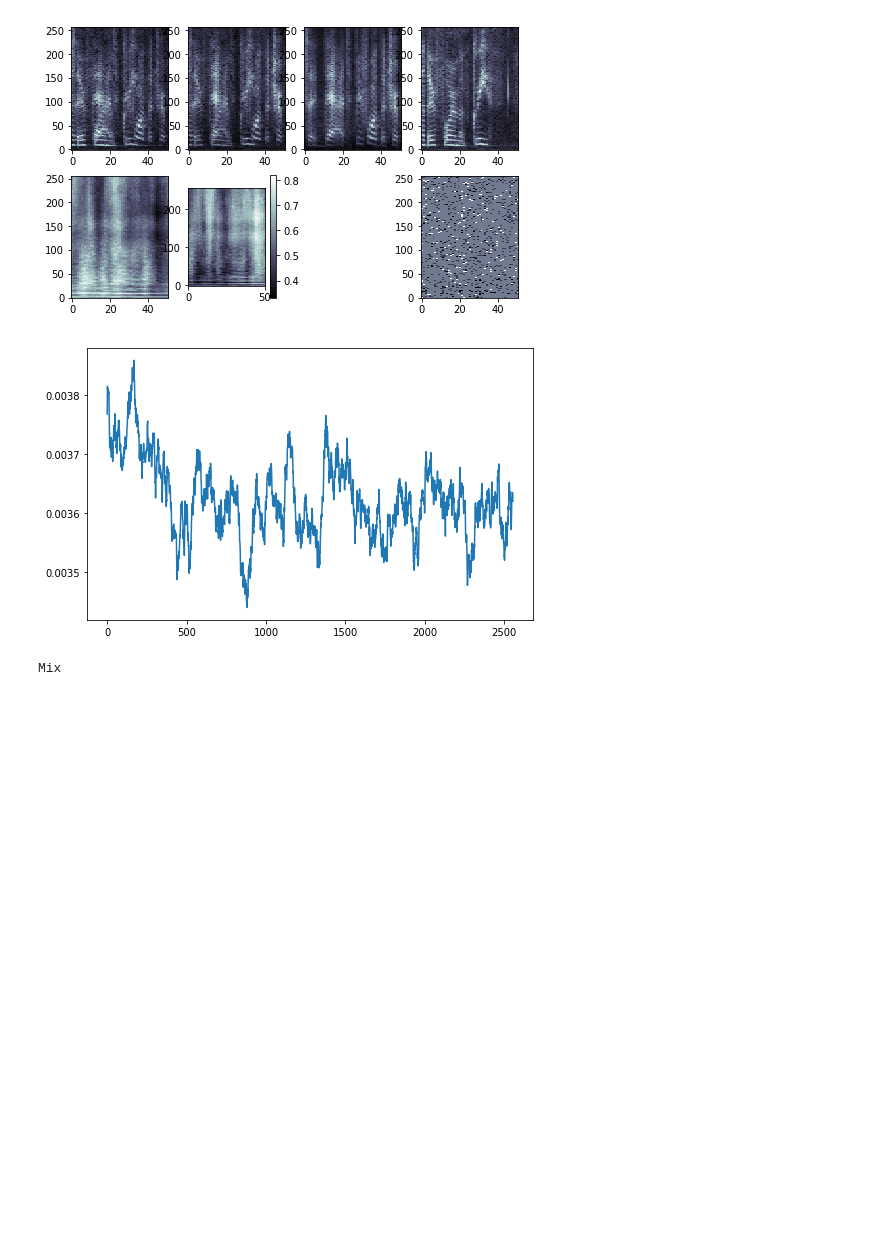
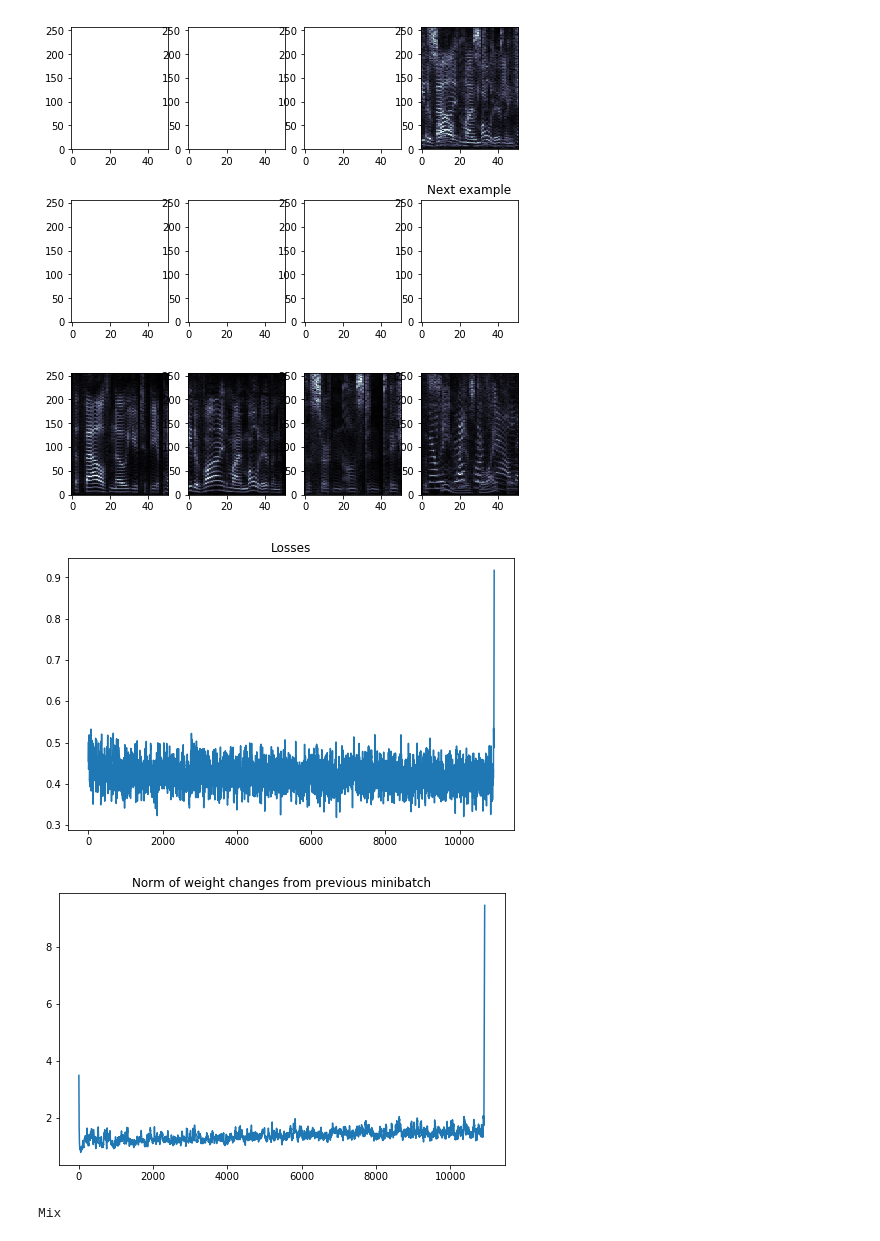
Before and after one commit to Lab41/Magnolia, a Jupyter notebook: sandbox/pit-demo/pitter-patter.ipynb, the cells around one changed output. Cells and saved outputs as stored; diff of their text form; code cells hidden in the pictures; blank space fills up the shorter version.

```diff
--- a/sandbox/pit-demo/pitter-patter.ipynb
+++ b/sandbox/pit-demo/pitter-patter.ipynb
@@ -20,10 +20,10 @@ from magnolia.factorization.pit import PITModel
 
 %matplotlib inline
 # %%
-num_srcs = 2
+num_srcs = 3
 num_steps = 51
 num_freq_bins = 257
-batch_size = 512
+batch_size = 256
 
 def moving_average(a, n=3):
     ret = np.cumsum(a, dtype=float)
@@ -42,9 +42,10 @@ def scale_spectrogram(spectrogram):
 # %%
 tf.reset_default_graph()
 
-model = PITModel('pit-s-dnn', num_srcs, num_steps, num_freq_bins, learning_rate=0.0005)
+model = PITModel('pit-s-dnn', num_srcs, num_steps, num_freq_bins, learning_rate=1e-3)
 sess = tf.Session()
 sess.run(tf.global_variables_initializer())
 
 losses = []
+weight_changes = []
 # %% [output]
@@ -59,59 +70,91 @@ Tensor("loss/Mean_4:0", shape=(), dtype=float32)
 librispeech_dev = "/local_data/teams/magnolia/librispeech/processed_dev-clean.h5"
 librispeech_train = "/local_data/teams/magnolia/librispeech/processed_train-clean-100.h5"
 
-mixed_features = FeatureMixer([librispeech_dev, librispeech_dev], shape=(num_steps, None))
+mixed_features = FeatureMixer([librispeech_dev, librispeech_dev, librispeech_dev], shape=(num_steps, None))
 data_batches = batcher(mixed_features, batch_size)
 # %%
 %pdb off
+prev_first_layer_weights = None
+prev_weights = None
 for i, batch in enumerate(islice(data_batches, 200000)):
-    batch_features, batch_ref1, batch_ref2 = batch
+    batch_features, batch_ref1, batch_ref2, batch_ref3 = batch
     batch_ref1_norm, batch_ref1_norm_phase = scale_spectrogram(batch_ref1)
     batch_ref2_norm, batch_ref2_norm_phase = scale_spectrogram(batch_ref2)
+    batch_ref3_norm, batch_ref3_norm_phase = scale_spectrogram(batch_ref3)
     batch_features_norm, batch_features_norm_phase = scale_spectrogram(batch_features)
     data = {
         model.X_in: batch_features_norm,
-        model.y_in: np.stack((batch_ref1_norm, batch_ref2_norm), axis=1)
+        model.y_in: np.stack((batch_ref1_norm, batch_ref2_norm, batch_ref3_norm), axis=1)
         }
     sess.run(model.optimize, feed_dict=data)
     loss = sess.run(model.loss, feed_dict=data)
     losses.append(loss)
     prediction = sess.run(model.predict, data)
-    masks = sess.run(model.mask, data)
+    all_weights = sess.run(tf.concat([tf.reshape(var, [-1]) for var in tf.trainable_variables()], axis=0), data)
+    if prev_weights is not None:
+        weight_changes.append(np.linalg.norm(all_weights-prev_weights))
+    prev_weights = all_weights
+
+    if model.mask is not None:
+        masks = sess.run(model.mask, data)
+    else:
+        masks = None
 
     if i % 10 == 0:
         orig = sf.reconstruct(batch_features[0], batch_features[0], fs=10000, window_size=None, step_size=0.0256)
         recon_a = sf.reconstruct(prediction[0,0]**2, batch_features[0], fs=10000, window_size=None, step_size=0.0256)
         recon_b = sf.reconstruct(prediction[0,1]**2, batch_features[0], fs=10000, window_size=None, step_size=0.0256)
+        recon_c = sf.reconstruct(prediction[0,2]**2, batch_features[0], fs=10000, window_size=None, step_size=0.0256)
         orig_a = sf.reconstruct(batch_ref1[0], batch_ref1[0], fs=10000, window_size=None, step_size=0.0256)
         orig_b = sf.reconstruct(batch_ref2[0], batch_ref2[0], fs=10000, window_size=None, step_size=0.0256)
+        orig_c = sf.reconstruct(batch_ref3[0], batch_ref3[0], fs=10000, window_size=None, step_size=0.0256)
 
         display.clear_output(wait=True)
-        plt.figure(figsize=(8,5))
-        plt.subplot(2,4,1); plt.imshow(np.sqrt(prediction[0,0].T), cmap='bone', origin='lower', aspect=0.25)
-        plt.subplot(2,4,2); plt.imshow(np.sqrt(prediction[0,1].T), cmap='bone', origin='lower', aspect=0.25)
-        plt.subplot(2,4,3); plt.imshow(np.sqrt(batch_ref1_norm[0].T), cmap='bone', origin='lower', aspect=0.25)
-        plt.subplot(2,4,4); plt.imshow(np.sqrt(batch_ref2_norm[0].T), cmap='bone', origin='lower', aspect=0.25)
-        plt.subplot(2,4,5); plt.imshow(masks[0,0].T, cmap='bone', origin='lower', aspect=0.25)
-        plt.subplot(2,4,6); plt.imshow(masks[1,0].T, cmap='bone', origin='lower', aspect=0.25)
-        plt.colorbar()
-        plt.subplot(2,4,8); plt.imshow(np.sum(masks[:,0], axis=0).T, cmap='bone', origin='lower', aspect=0.25)
+        plt.figure(figsize=(8,9))
+        plt.subplot(3,4,1); plt.imshow(np.sqrt(prediction[0,0].T), cmap='bone', origin='lower', aspect=0.25)
+        plt.subplot(3,4,2); plt.imshow(np.sqrt(prediction[0,1].T), cmap='bone', origin='lower', aspect=0.25)
+        plt.subplot(3,4,3); plt.imshow(np.sqrt(prediction[0,2].T), cmap='bone', origin='lower', aspect=0.25)
+#         plt.colorbar()
+        plt.subplot(3,4,4); plt.imshow(batch_features_norm[0].T, cmap='bone', origin='lower', aspect=0.25)
+        if masks is not None:
+            plt.subplot(3,4,5); plt.imshow(masks[0,0].T, cmap='bone', origin='lower', aspect=0.25)
+            plt.subplot(3,4,6); plt.imshow(masks[1,0].T, cmap='bone', origin='lower', aspect=0.25)
+            plt.subplot(3,4,7); plt.imshow(masks[2,0].T, cmap='bone', origin='lower', aspect=0.25)
+            plt.subplot(3,4,8); plt.imshow(masks[2,1].T, cmap='bone', origin='lower', aspect=0.25)
+            plt.title("Next example")
+
+        plt.subplot(3,4,9); plt.imshow(batch_ref1_norm[0].T, cmap='bone', origin='lower', aspect=0.25)
+        plt.subplot(3,4,10); plt.imshow(batch_ref2_norm[0].T, cmap='bone', origin='lower', aspect=0.25)
+        plt.subplot(3,4,11); plt.imshow(batch_ref3_norm[0].T, cmap='bone', origin='lower', aspect=0.25)
+        plt.subplot(3,4,12); plt.imshow(batch_features_norm[1].T, cmap='bone', origin='lower', aspect=0.25)
+#         plt.colorbar()
+
+
 
 
         plt.figure(figsize=(8,5))
-        plt.plot(moving_average(losses, 50))
+        plt.plot(moving_average(losses, 5))
+        plt.title("Losses")
+        plt.figure(figsize=(8,5))
+        plt.plot(moving_average(weight_changes, 5))
+        plt.title("Norm of weight changes from previous minibatch")
         plt.show()
         print("Mix")
         display.display(display.Audio(orig, rate=10000))
         print("Recon A")
         display.display(display.Audio(recon_a, rate=10000))
         print("Recon B")
         display.display(display.Audio(recon_b, rate=10000))
+        print("Recon C")
+        display.display(display.Audio(recon_c, rate=10000))
         print("Originals")
         display.display(display.Audio(orig_a, rate=10000))
         display.display(display.Audio(orig_b, rate=10000))
+        display.display(display.Audio(orig_c, rate=10000))
 # %% [output]
-[figure, old version]
+[figure, new version]
-[figure, old version]
+[figure, new version]
+[figure, added]
 Mix
 [interactive output not drawn]
 Recon A
```
Also changed, not shown: parts of 6 cells of this notebook.
